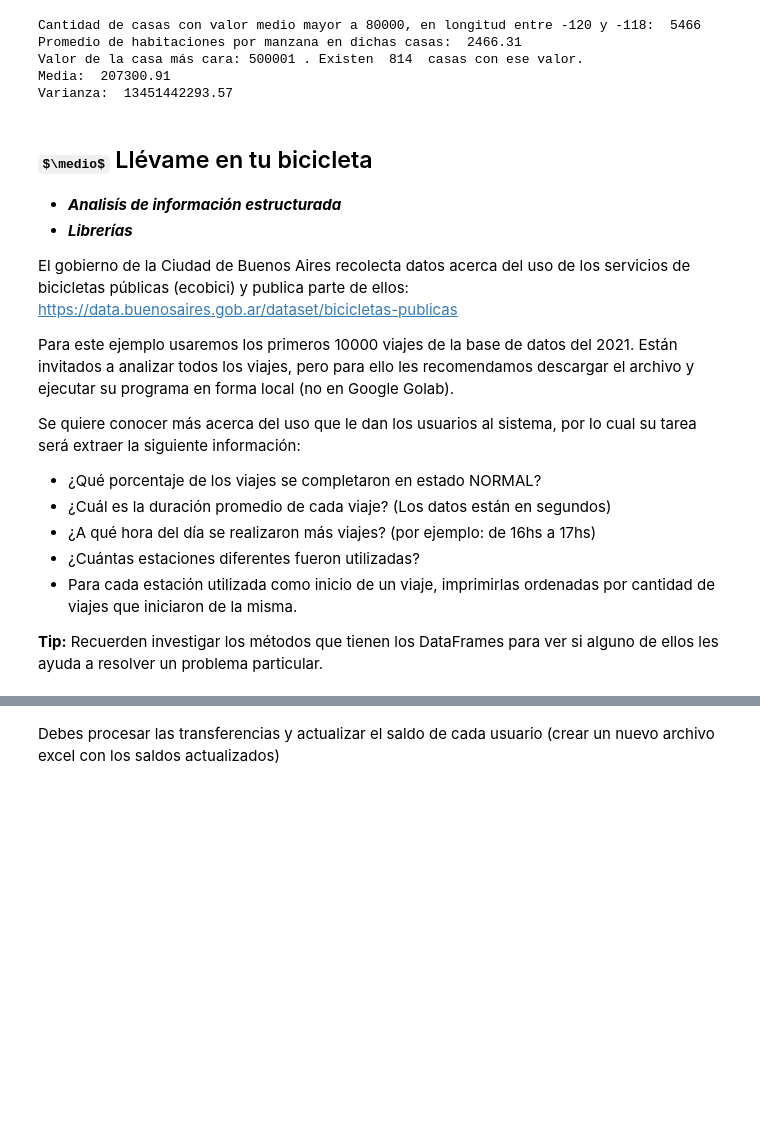
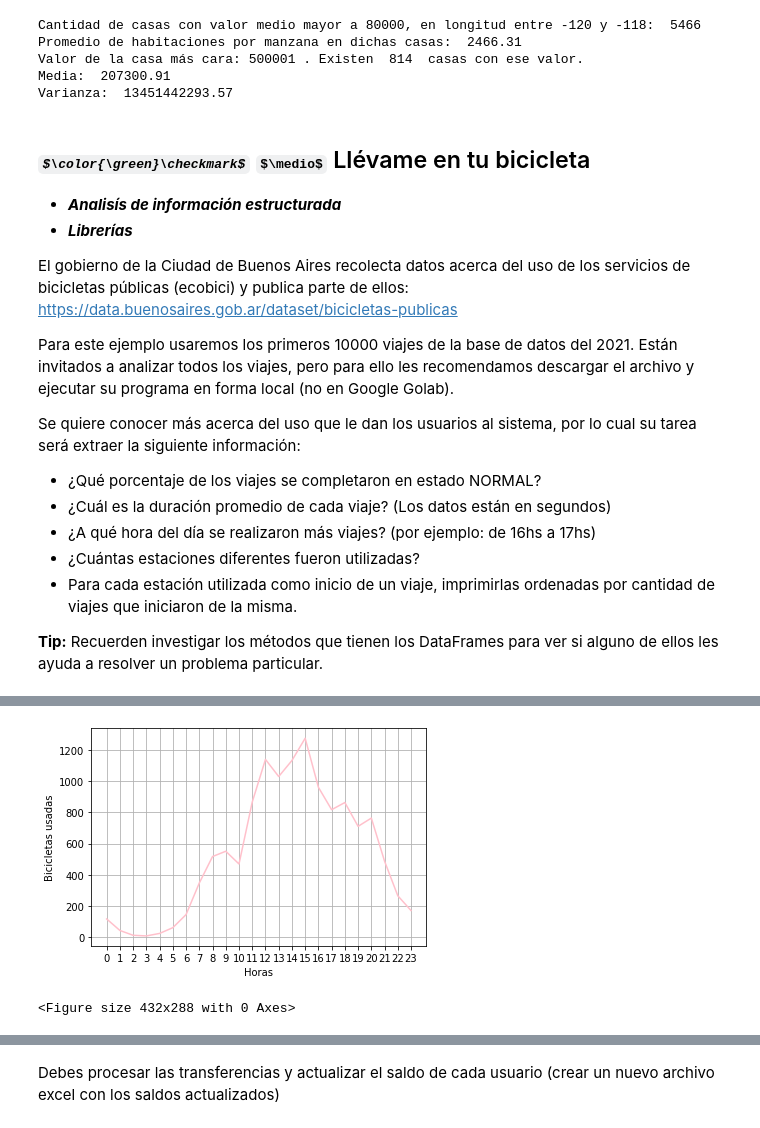
Before and after one commit to agsalonso/Curso-Analisis-de-datos, a Jupyter notebook: Clase_1_Analisis_de_Datos.ipynb, the cells around one changed output, grey strips where cells are left out. Cells and saved outputs as stored; diff of their text form; code cells hidden in the pictures; some formulas as TeX source; blank space fills up the shorter version.

```diff
--- a/Clase_1_Analisis_de_Datos.ipynb
+++ b/Clase_1_Analisis_de_Datos.ipynb
@@ -690,7 +690,7 @@ Valor de la casa más cara: 500001 . Existen  814  casas con ese valor.
 Media:  207300.91
 Varianza:  13451442293.57
 # %% [markdown]
-## $\medio$ Llévame en tu bicicleta
+## *$\color{\green}\checkmark$* $\medio$ Llévame en tu bicicleta
 
 *   ***Analisís de información estructurada***
 *   ***Librerías***
@@ -719,25 +719,80 @@ import numpy as np
 archivo = pd.read_csv("recorridos-realizados-2021-sample.csv")
 bicis = archivo
 
-#Porcentaje de viajes normales
+###Porcentaje de viajes normales
 porc_viajes_normales = len( archivo[ archivo["Estado cerrado"]== "NORMAL" ] ) / len(archivo["Estado cerrado"])
-print("Viajes completados en estado NORMAL: ", round(porc_viajes_normales,6),"%")
+print("Viajes completados en estado NORMAL: ", round(porc_viajes_normales,6),"% \n")
 
-#Duración promedio de cada viaje
+
+###Duración promedio de cada viaje
 duracion_promedio = np.mean( archivo['Duración'] )
-print("Duración promedio de cada viaje:", round(duracion_promedio, 2), "segundos /", round(duracion_promedio/60, 2), "minutos." )
+print("Duración promedio de cada viaje:", round(duracion_promedio, 2), "segundos /", round(duracion_promedio/60, 2), "minutos. \n" )
 
-#Hora del día con más viajes
 
-#Estaciones diferentes utilizadas
+###Hora del día con más viajes
+import matplotlib.pyplot as plt
+
+inicio = (archivo['Fecha de inicio'])
+final = (archivo['Fecha de fin'])
+
+from datetime import *
+start = []
+end = []
+uso = []
+
+for i in inicio:
+  time = datetime.strptime(i, "%Y-%m-%d %H:%M:%S")
+  start.append(time.hour)
+for i in final:
+  time = datetime.strptime(i, "%Y-%m-%d %H:%M:%S")
+  end.append(time.hour)
+
+#freq = bicis.groupby(['Horas inicio']).count()
+#print(freq['ID'])
+
+for i in range(len(archivo['Fecha de fin'])):
+  if start[i]==end[i]:
+    uso.append(start[i])
+
+  else:
+    for j in range(start[i],end[i]+1):
+      uso.append(j)
+
+
+# print(*range(14,19)) #para imprimir lista de numeros
+
+def contarElementosLista(lista): #Recibe una lista, y devuelve un diccionario con todas las repeticiones de cada valor
+    return {i:lista.count(i) for i in lista}
+
+myList = sorted((contarElementosLista(uso)).items())
+x, y = zip(*myList)
+
+plt.plot(x, y, color='pink')
+plt.xlabel("Horas")
+plt.ylabel('Bicicletas usadas')
+plt.xticks(np.arange(len(x)))
+plt.grid()
+plt.figure()
+plt.savefig('Bicis usadas.pdf', dpi=100)
+plt.show()
+
+
+###Estaciones diferentes utilizadas
 inicio = archivo['Id de estación de inicio'].unique()
 fin = archivo['Id de estación de fin de viaje'].unique()
 estaciones = set(inicio) & set(fin)
-print("Estaciones utilizadas: ", len(estaciones), estaciones)
-
+print("Estaciones utilizadas: ", len(estaciones), estaciones, "\n")
 #print(np.setdiff1d(fin, inicio)) #la estación que aparece en fin pero que no aparece en inicio
 
-#Cantidad de viajes que iniciaron desde cada estación
-print(archivo.groupby('Nombre de estación de inicio').count())
+
+###Cantidad de viajes que iniciaron desde cada estación
+"""#Versión sin pandas
+estacion_de_inicio=(list(archivo['Nombre de estación de inicio'])) #Solo muestra la lista de estaciones usadas
+def contarElementosLista(lista):Recibe una lista, y devuelve un diccionario con todas las repeticiones de cada valor
+    return {i:lista.count(i) for i in lista}
+print(contarElementosLista(estacion_de_inicio)) #Imprime un diccionario con todas las estaciones y sus repeticiones pero está desordenado"""
+
+freq = archivo.groupby(['Nombre de estación de inicio']).count()
+print(freq['ID']) #Podria haber elegido cualquier columna ya que todas muestran las repeticiones de nombre de estación de inicio
 # %% [output]
 Viajes completados en estado NORMAL:  0.978798 %
@@ -760,0 +801,2 @@ Nombre de estación de inicio       ...
+[figure, added]
+<Figure size 432x288 with 0 Axes>
```
Also changed, not shown: parts of 2 cells of this notebook.
